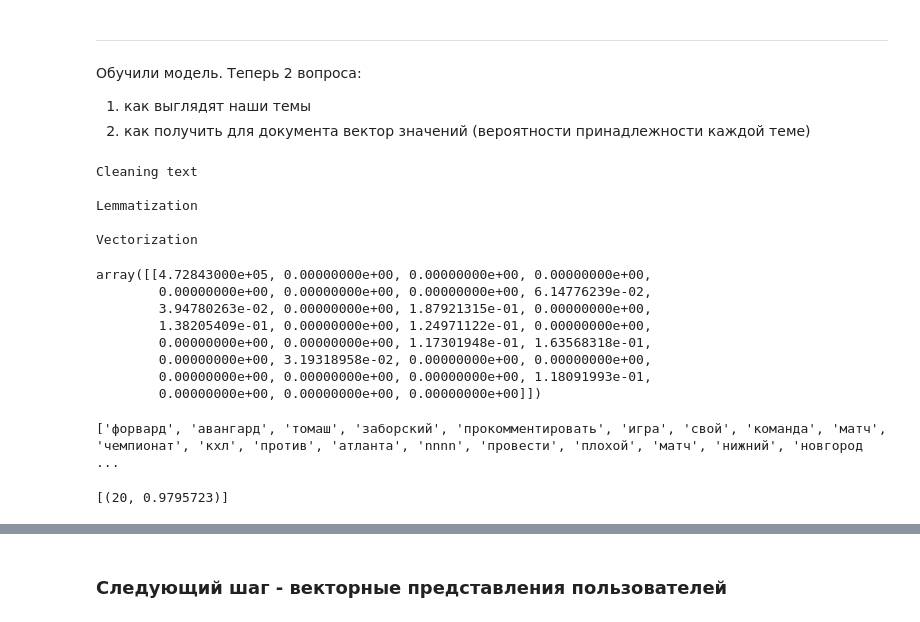
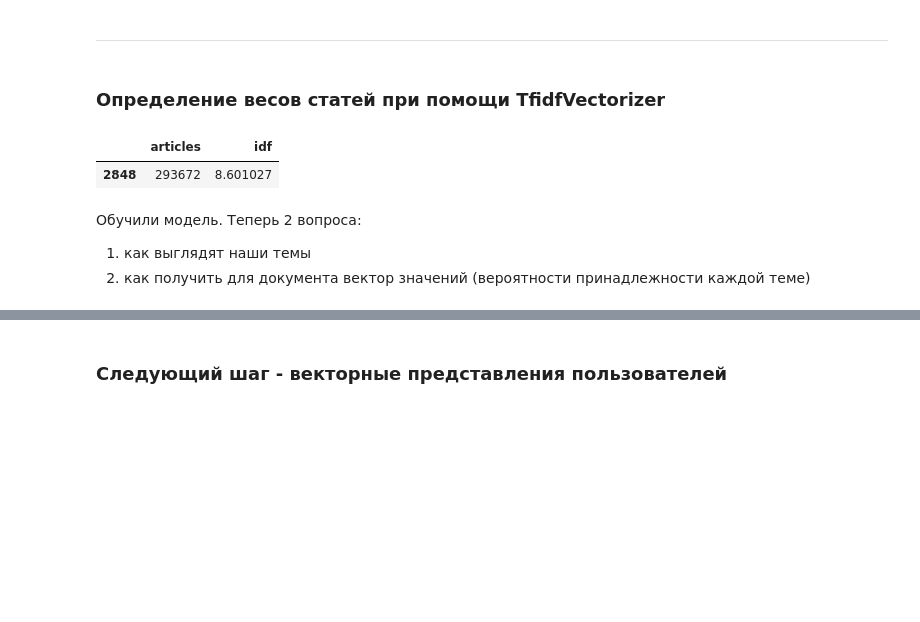
Before and after one commit to DenisLezin/GB_ML_in_busines_old, a Jupyter notebook: HW2_DenisL.ipynb, the cells around one changed output, grey strips where cells are left out. Cells and saved outputs as stored; diff of their text form; code cells hidden in the pictures; blank space fills up the shorter version.

```diff
--- a/HW2_DenisL.ipynb
+++ b/HW2_DenisL.ipynb
@@ -38,7 +68,7 @@ news.head(3)
 # %% [markdown]
 Загрузим пользователей и списки последних прочитанных новостей
 # %%
-users = pd.read_csv("users_articles.csv")
+users = pd.read_csv(USERS_FILE)
 users.head(3)
 # %% [output]
 |  | uid | articles |
@@ -314,37 +378,28 @@ lda = LdaModel.load(temp_file)
+# %% [markdown]
+### Определение весов статей при помощи TfidfVectorizer
+# %%
+# Create idf for articles if there is not file
+
+idf_file = r'articles_idf.csv'
+
+if path.exists(idf_file):
+    articles_idf = pd.read_csv(r'articles_idf.csv', encoding='utf-8')
+else:
+    vectorizer = TfidfVectorizer()
+
+    u_articles = users.articles.str.replace(r'\[|\]|,', '')  # users.articles.str.findall(r'\d+').str.join(' ').values
+    idf = vectorizer.fit(u_articles)
+
+    articles_idf = pd.DataFrame(zip(idf.get_feature_names(), idf.idf_), columns=['articles', 'idf'])
+#     articles_idf.to_csv('articles_idf.csv', encoding='utf-8', index=False)
+# %%
+articles_idf[articles_idf.articles == 293672]
+# %% [output]
+|  | articles | idf |
+| 2848 | 293672 | 8.601027 |
 # %% [markdown]
 Обучили модель. Теперь 2 вопроса:
 
 1. как выглядят наши темы
 2. как получить для документа вектор значений (вероятности принадлежности каждой теме)
-# %%
-news_sample = news.sample(1).copy()
-news_sample = vectorized_articles.transform(news_sample)
-# %% [output]
-Cleaning text
-
-Lemmatization
-
-Vectorization
-# %%
-news_sample
-# %% [output]
-array([[4.72843000e+05, 0.00000000e+00, 0.00000000e+00, 0.00000000e+00,
-        0.00000000e+00, 0.00000000e+00, 0.00000000e+00, 6.14776239e-02,
-        3.94780263e-02, 0.00000000e+00, 1.87921315e-01, 0.00000000e+00,
-        1.38205409e-01, 0.00000000e+00, 1.24971122e-01, 0.00000000e+00,
-        0.00000000e+00, 0.00000000e+00, 1.17301948e-01, 1.63568318e-01,
-        0.00000000e+00, 3.19318958e-02, 0.00000000e+00, 0.00000000e+00,
-        0.00000000e+00, 0.00000000e+00, 0.00000000e+00, 1.18091993e-01,
-        0.00000000e+00, 0.00000000e+00, 0.00000000e+00]])
-# %%
-# Create a new corpus, made of previously unseen documents.
-other_texts = [t for t in news_['title'].iloc[:3]]
-other_corpus = [common_dictionary.doc2bow(text) for text in other_texts]
-
-unseen_doc = other_corpus[2]
-print(other_texts[2])
-lda[unseen_doc]
-# %% [output]
-['форвард', 'авангард', 'томаш', 'заборский', 'прокомментировать', 'игра', 'свой', 'команда', 'матч', 'чемпионат', 'кхл', 'против', 'атланта', 'nnnn', 'провести', 'плохой', 'матч', 'нижний', 'новгород ...
-[(20, 0.9795723)]
 # %%
```
Also changed, not shown: parts of 53 cells of this notebook.
